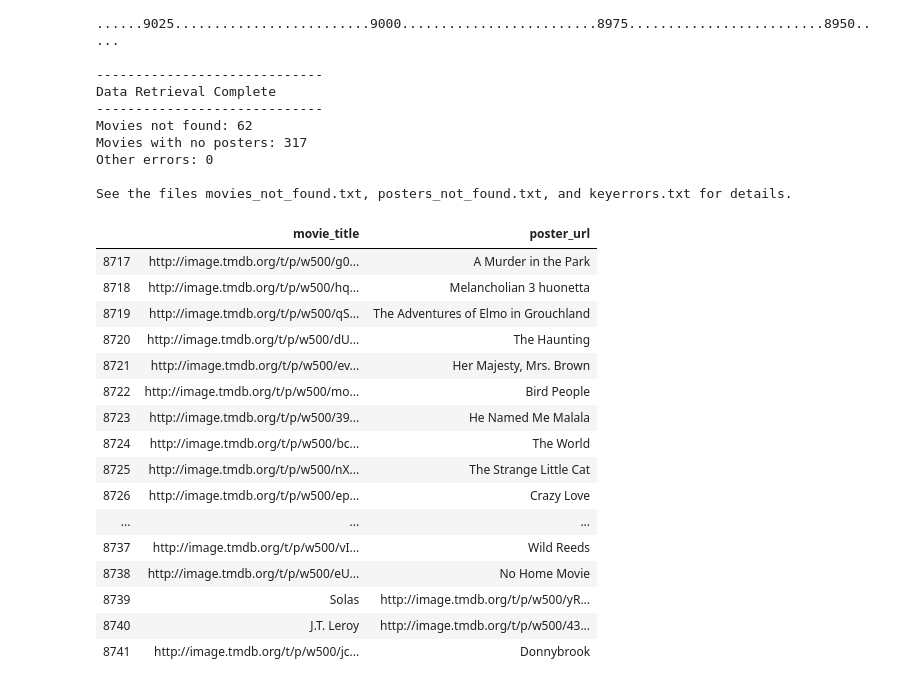
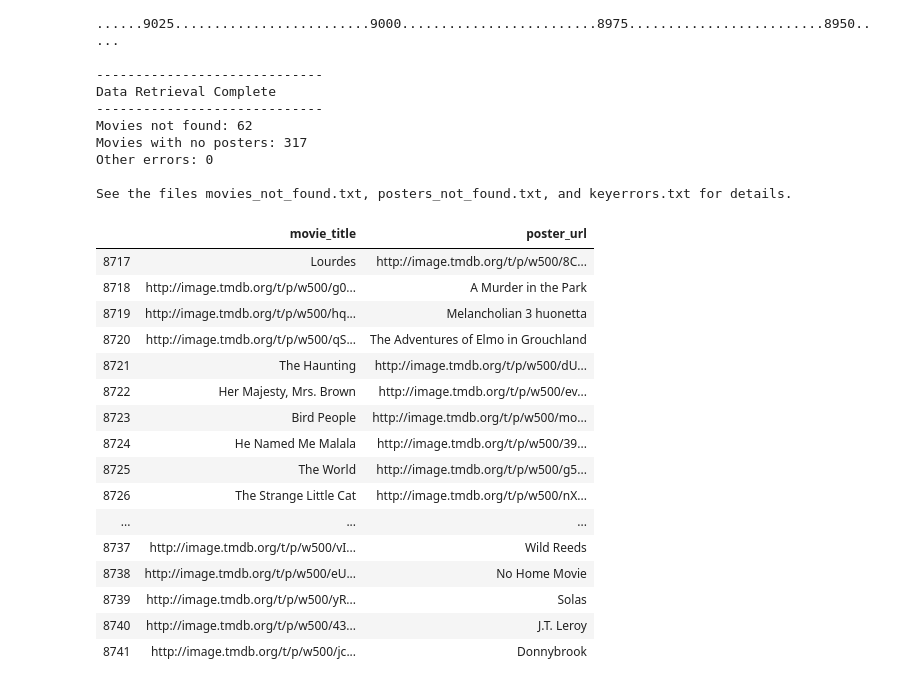
Before and after one commit to AddyBenny/Group_Project_2---UCI-Data-Analysis-Bootcamp-2020---Team-8, a Jupyter notebook: Project.ipynb, the cells around one changed output. Drawn from its saved outputs; the diff is of its cells as text; code cells hidden in the pictures.

```diff
--- a/Project.ipynb
+++ b/Project.ipynb
@@ -221,25 +225,26 @@ See the files movies_not_found.txt, posters_not_found.txt, and keyerrors.txt for
 # %%
 # url_list
 # %%
-url_df = pd.DataFrame(url_list, columns = ['movie_title','poster_url'])
-url_df.tail(25)
+# We won't use this method because of the issues with data between swapped between fields.
+# url_df = pd.DataFrame(url_list, columns = ['movie_title','poster_url'])
+# url_df.tail(25)
 # %% [output]
 |  | movie_title | poster_url |
-| 8717 | http://image.tmdb.org/t/p/w500/g0... | A Murder in the Park |
-| 8718 | http://image.tmdb.org/t/p/w500/hq... | Melancholian 3 huonetta |
-| 8719 | http://image.tmdb.org/t/p/w500/qS... | The Adventures of Elmo in Grouchland |
-| 8720 | http://image.tmdb.org/t/p/w500/dU... | The Haunting |
-| 8721 | http://image.tmdb.org/t/p/w500/ev... | Her Majesty, Mrs. Brown |
-| 8722 | http://image.tmdb.org/t/p/w500/mo... | Bird People |
-| 8723 | http://image.tmdb.org/t/p/w500/39... | He Named Me Malala |
-| 8724 | http://image.tmdb.org/t/p/w500/bc... | The World |
-| 8725 | http://image.tmdb.org/t/p/w500/nX... | The Strange Little Cat |
-| 8726 | http://image.tmdb.org/t/p/w500/ep... | Crazy Love |
+| 8717 | Lourdes | http://image.tmdb.org/t/p/w500/8C... |
+| 8718 | http://image.tmdb.org/t/p/w500/g0... | A Murder in the Park |
+| 8719 | http://image.tmdb.org/t/p/w500/hq... | Melancholian 3 huonetta |
+| 8720 | http://image.tmdb.org/t/p/w500/qS... | The Adventures of Elmo in Grouchland |
+| 8721 | The Haunting | http://image.tmdb.org/t/p/w500/dU... |
+| 8722 | Her Majesty, Mrs. Brown | http://image.tmdb.org/t/p/w500/ev... |
+| 8723 | Bird People | http://image.tmdb.org/t/p/w500/mo... |
+| 8724 | He Named Me Malala | http://image.tmdb.org/t/p/w500/39... |
+| 8725 | The World | http://image.tmdb.org/t/p/w500/g5... |
+| 8726 | The Strange Little Cat | http://image.tmdb.org/t/p/w500/nX... |
 | ... | ... | ... |
 | 8737 | http://image.tmdb.org/t/p/w500/vI... | Wild Reeds |
 | 8738 | http://image.tmdb.org/t/p/w500/eU... | No Home Movie |
-| 8739 | Solas | http://image.tmdb.org/t/p/w500/yR... |
-| 8740 | J.T. Leroy | http://image.tmdb.org/t/p/w500/43... |
+| 8739 | http://image.tmdb.org/t/p/w500/yR... | Solas |
+| 8740 | http://image.tmdb.org/t/p/w500/43... | J.T. Leroy |
 | 8741 | http://image.tmdb.org/t/p/w500/jc... | Donnybrook |
 # %%
 #Converting to a dataframe didn't work. So I'm going to read in the text file that was created.
```
Also changed, not shown: parts of 18 cells of this notebook, 5 other files.
